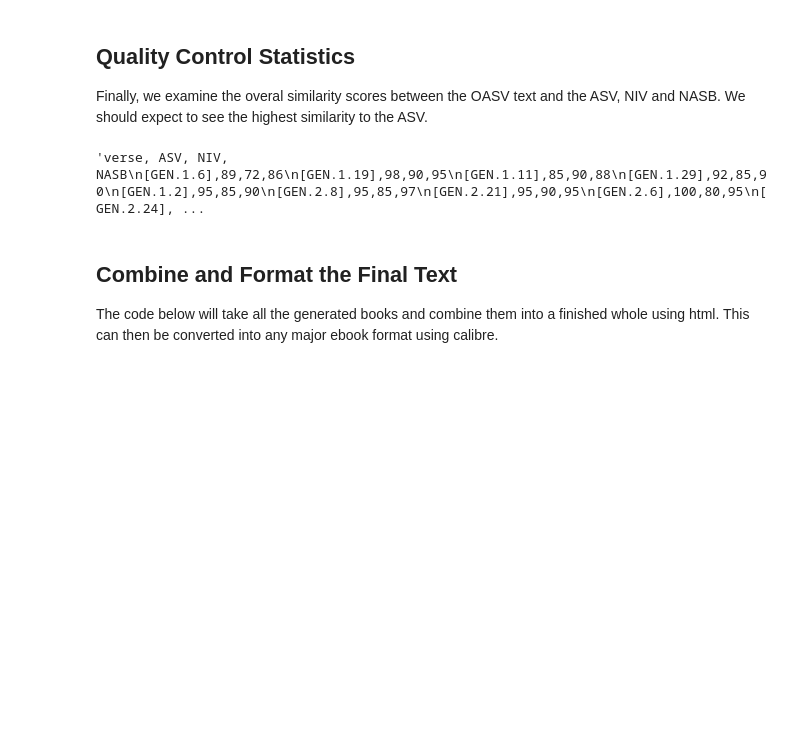
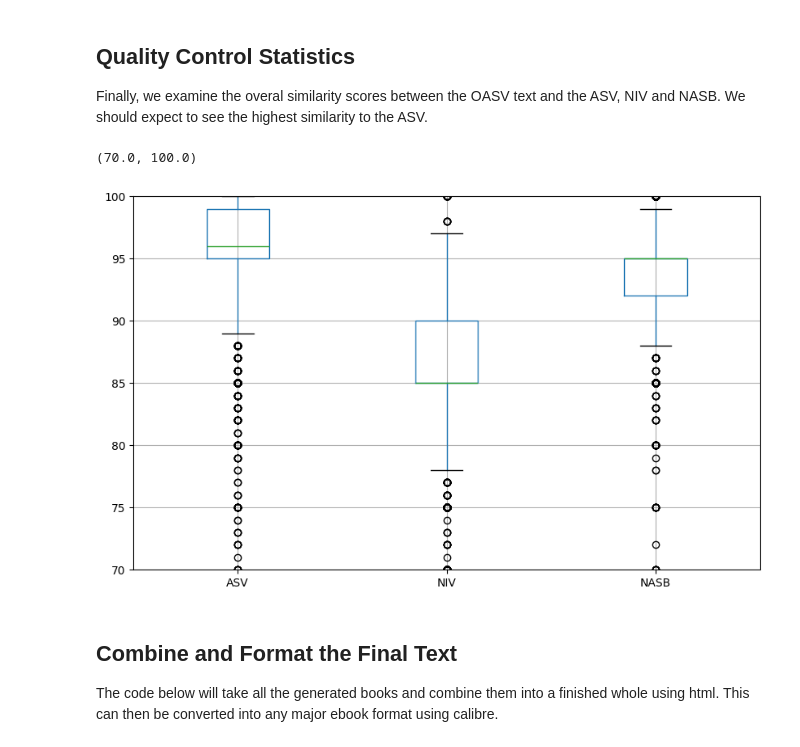
Before and after one commit to joshuadickey/OASV, a Jupyter notebook: OASV.ipynb, the cells around one changed output. Drawn from its saved outputs; the diff is of its cells as text; code cells hidden in the pictures; blank space fills up the shorter version.

```diff
--- a/OASV.ipynb
+++ b/OASV.ipynb
@@ -324,23 +306,19 @@ for book, abb, num_ch in books:
 
 Finally, we examine the overal similarity scores between the OASV text and the ASV, NIV and NASB. We should expect to see the highest similarity to the ASV.
 # %%
-df = pd.read_csv(similarity_scores_path, na_filter=False)
+df = pd.read_csv(similarity_scores_path, na_filter=False, on_bad_lines='skip', engine="python")
 df.columns = df.columns.str.strip()
 df[df.columns[1]] = pd.to_numeric(df[df.columns[1]], errors='coerce')
 df[df.columns[2]] = pd.to_numeric(df[df.columns[2]], errors='coerce')
 df[df.columns[3]] = pd.to_numeric(df[df.columns[3]], errors='coerce')
 df = df.dropna(subset=[df.columns[3]])
 
 plt.figure(figsize=(10, 6))  # Adjust figure size if needed
 boxplot = df.boxplot(column=['ASV', 'NIV', 'NASB'])
 plt.ylim(70, 100)  # Set the y-axis limits from 0 to 100
+# %% [output]
+(70.0, 100.0)
+[figure, added]
-# %%
-with open(similarity_scores_path, "r") as f:
-  book_text = f.read()
-
-book_text
-# %% [output]
-'verse, ASV, NIV, NASB\n[GEN.1.6],89,72,86\n[GEN.1.19],98,90,95\n[GEN.1.11],85,90,88\n[GEN.1.29],92,85,90\n[GEN.1.2],95,85,90\n[GEN.2.8],95,85,97\n[GEN.2.21],95,90,95\n[GEN.2.6],100,80,95\n[GEN.2.24], ...
 # %% [markdown]
 ## Combine and Format the Final Text
 
```
Also changed, not shown: parts of 3 cells of this notebook, 2 other files.
